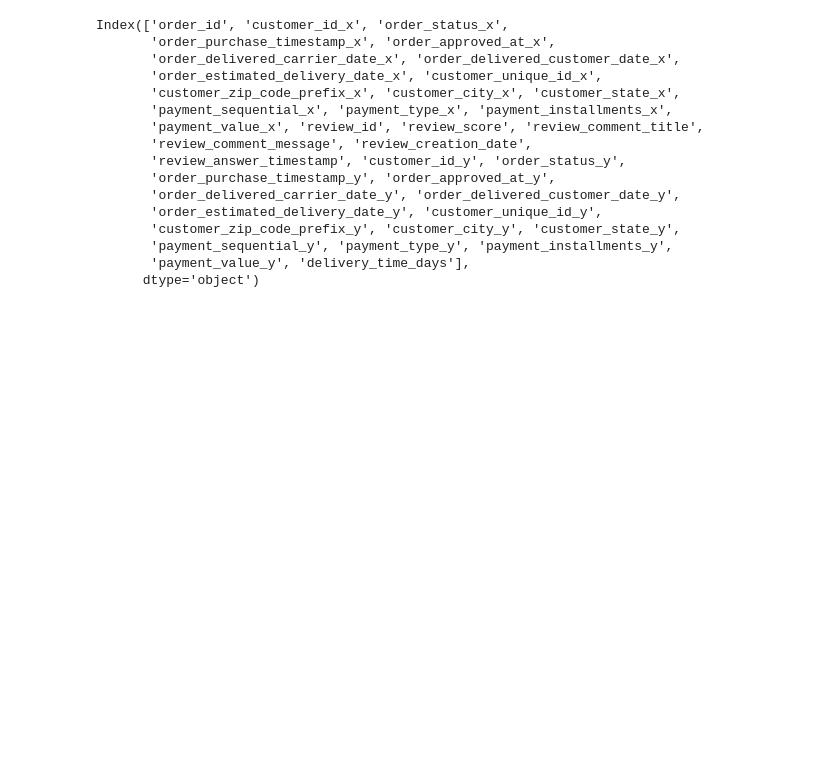
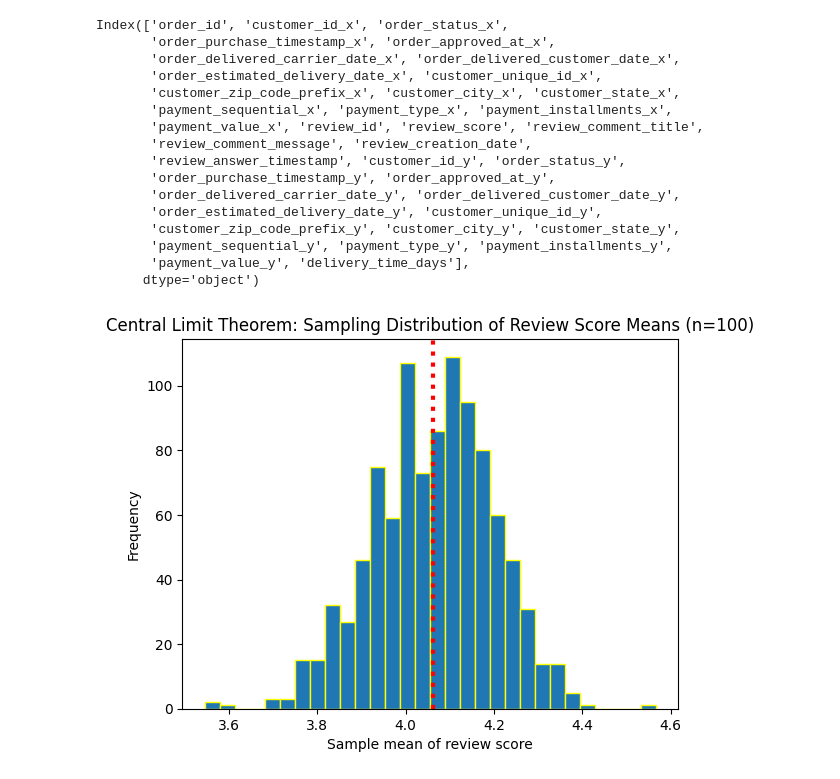
Before and after one commit to Adelegan-JD/TASKS, a Jupyter notebook: Week_9/probability_code_along.ipynb, the cells around one changed output. Drawn from its saved outputs; the diff is of its cells as text; code cells hidden in the pictures; blank space fills up the shorter version.

```diff
--- a/Week_9/probability_code_along.ipynb
+++ b/Week_9/probability_code_along.ipynb
@@ -1093,6 +1086,18 @@ Index(['order_id', 'customer_id_x', 'order_status_x',
 # %%
 # lets collect 100 samples of review_scores, take the mean. Repeat the same process a thousand times.
 # Then take all the 1000 means use it to plot a histogram and lets see what the shape or distribution would look like.
 sample_means = []
 for i in range(1000):           #repeat 1000 times
-       sample = orders_payment_reviews['re']
+       sample = orders_payment_reviews['review_score'].sample(100, replace=True)
+       sample_means.append(sample.mean())
+
+# Plot the sampling distribution of the mean
+plt.hist(sample_means, bins=30, edgecolor='yellow')
+plt.axvline(np.mean(sample_means), color='red', linestyle='dotted', linewidth=3)
+plt.title('Central Limit Theorem: Sampling Distribution of Review Score Means (n=100)')
+plt.xlabel('Sample mean of review score')
+plt.ylabel('Frequency')
+
+plt.show()
+# %% [output]
+[figure, added]
```
Also changed, not shown: parts of 20 cells of this notebook, 1 other file.
